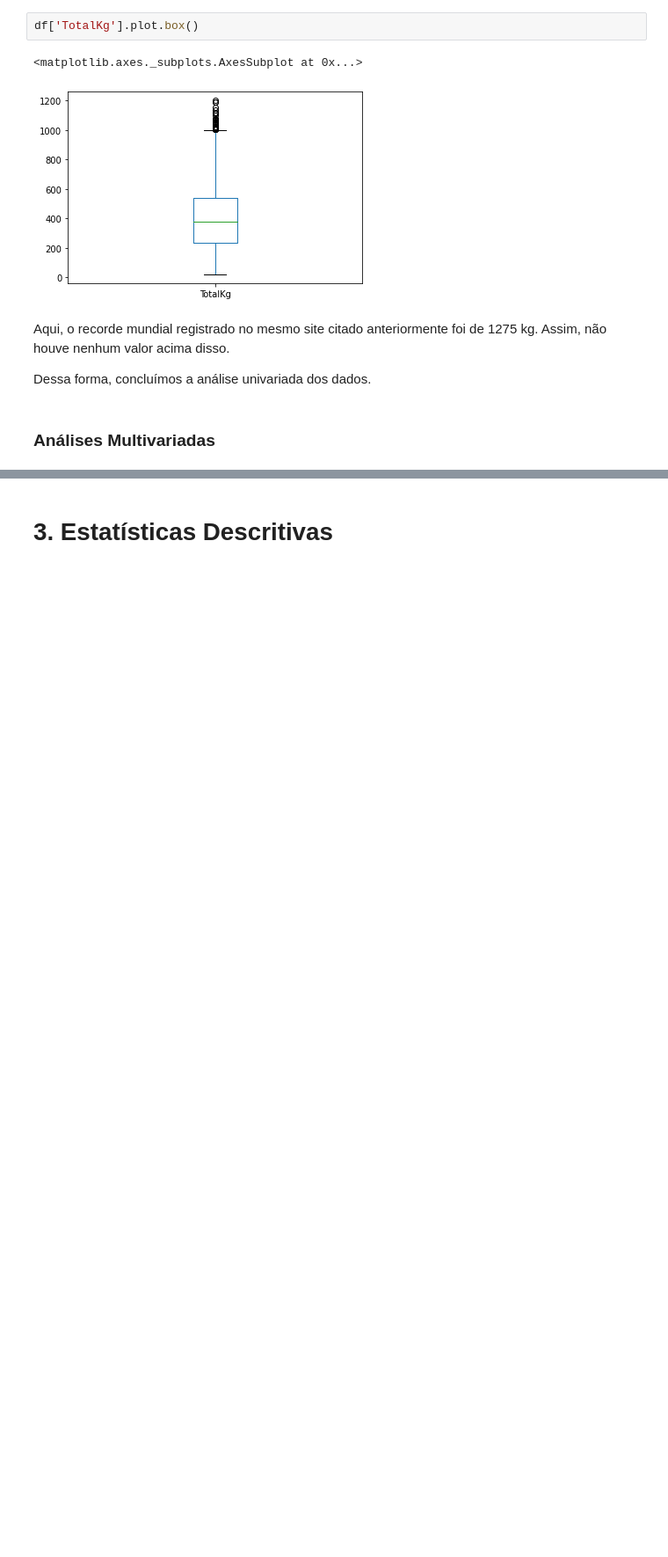
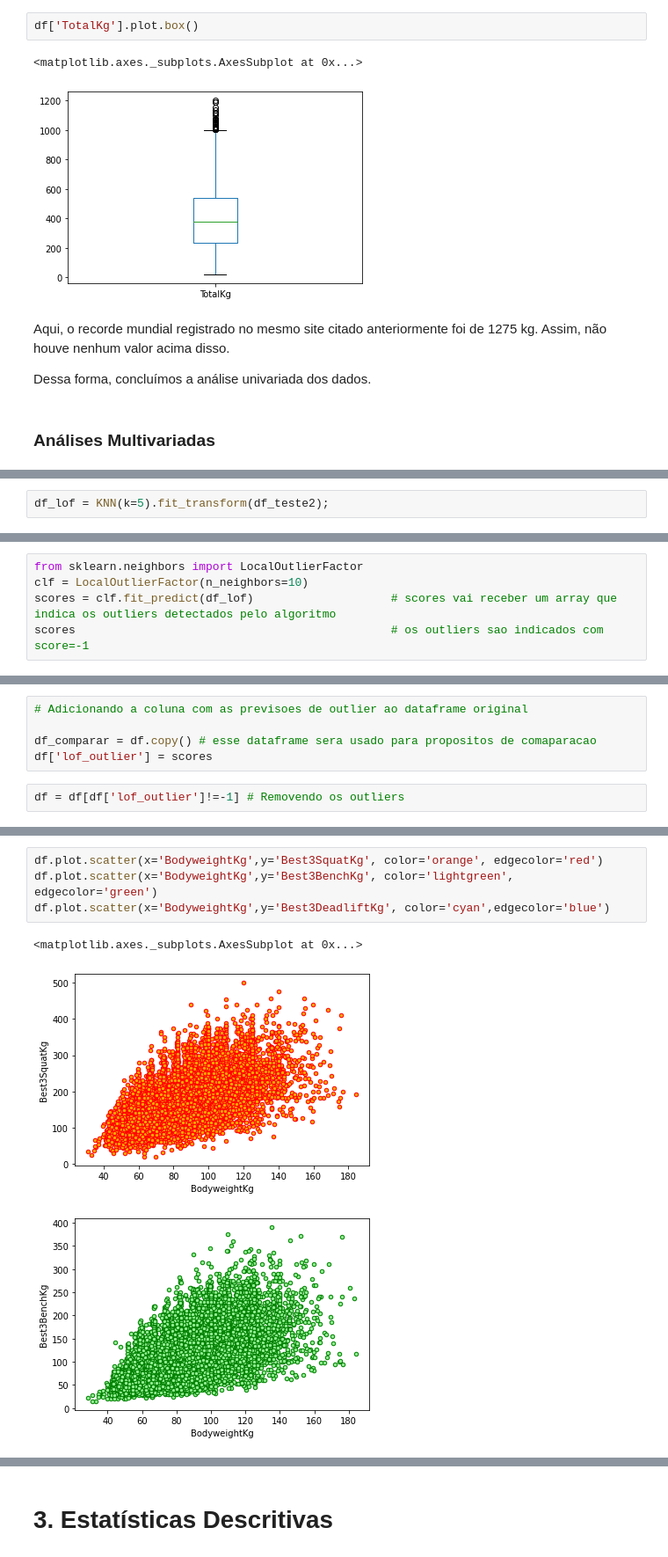
Before and after one commit to RafaelBNN/if697, a Jupyter notebook: ProjetoIF697.ipynb, the cells around one changed output, grey strips where cells are left out. Shown at 88% size. Cells and saved outputs as stored; diff of their text form; blank space fills up the shorter version.

```diff
--- a/ProjetoIF697.ipynb
+++ b/ProjetoIF697.ipynb
@@ -959,0 +1020,2 @@ Vamos aplicar técnicas de detecção de outliers utilizando os atributos estuda
+# %%
+df_lof = KNN(k=5).fit_transform(df_teste2);
@@ -959,0 +1040,5 @@ Vamos aplicar técnicas de detecção de outliers utilizando os atributos estuda
+# %%
+from sklearn.neighbors import LocalOutlierFactor
+clf = LocalOutlierFactor(n_neighbors=10)
+scores = clf.fit_predict(df_lof)                    # scores vai receber um array que indica os outliers detectados pelo algoritmo
+scores                                              # os outliers sao indicados com score=-1
@@ -959,0 +1048,7 @@ Vamos aplicar técnicas de detecção de outliers utilizando os atributos estuda
+# %%
+# Adicionando a coluna com as previsoes de outlier ao dataframe original
+
+df_comparar = df.copy() # esse dataframe sera usado para propositos de comaparacao
+df['lof_outlier'] = scores
+# %%
+df = df[df['lof_outlier']!=-1] # Removendo os outliers
@@ -959,0 +1063,8 @@ Vamos aplicar técnicas de detecção de outliers utilizando os atributos estuda
+# %%
+df.plot.scatter(x='BodyweightKg',y='Best3SquatKg', color='orange', edgecolor='red')
+df.plot.scatter(x='BodyweightKg',y='Best3BenchKg', color='lightgreen', edgecolor='green')
+df.plot.scatter(x='BodyweightKg',y='Best3DeadliftKg', color='cyan',edgecolor='blue')
+# %% [output]
+<matplotlib.axes._subplots.AxesSubplot at 0x...>
+[figure, added]
+[figure, added]
```
Also changed, not shown: parts of 52 cells of this notebook.
